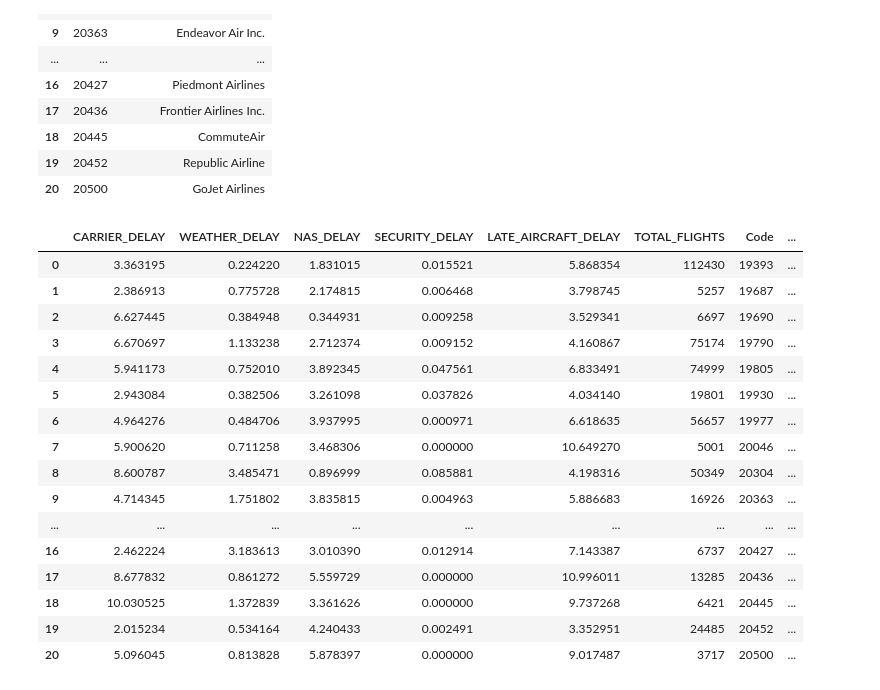
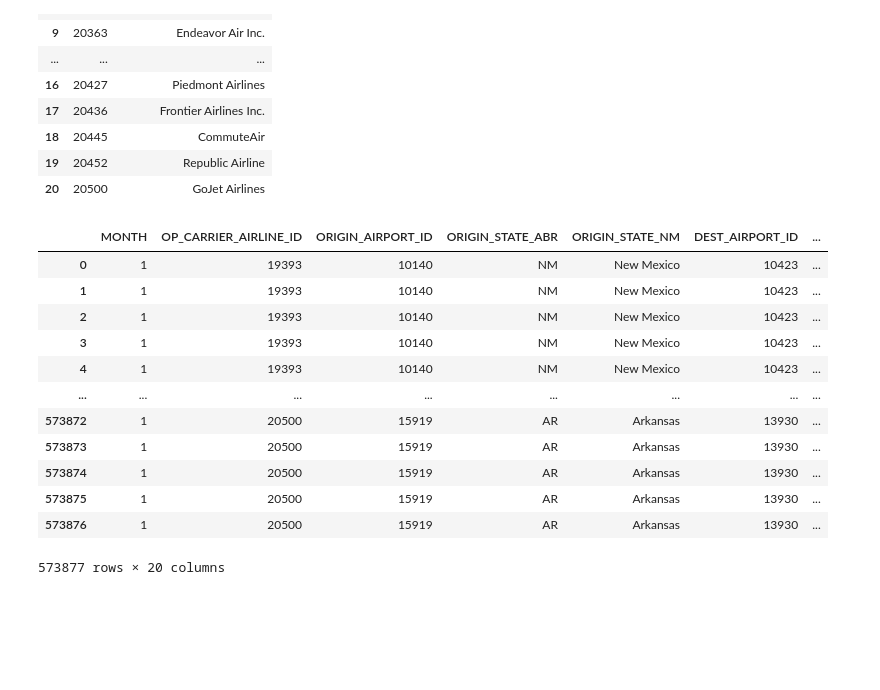
Before and after one commit to SnartBlast/cs5830_final_project, a Jupyter notebook: main.ipynb, the cells around one changed output. Cells and saved outputs as stored; diff of their text form; code cells hidden in the pictures; blank space fills up the shorter version.

```diff
--- a/main.ipynb
+++ b/main.ipynb
@@ -39,27 +39,23 @@ airline_names
 # %%
 delay_fields = ['CARRIER_DELAY', 'WEATHER_DELAY', 'NAS_DELAY', 'SECURITY_DELAY', 'LATE_AIRCRAFT_DELAY']
 grouped_df = df.groupby('OP_CARRIER_AIRLINE_ID')[delay_fields].sum()
 grouped_df['TOTAL_FLIGHTS'] = df.groupby('OP_CARRIER_AIRLINE_ID').size()
-grouped_with_airline = pd.merge(grouped_df, ids, left_on='OP_CARRIER_AIRLINE_ID', right_on='Code')
+grouped_with_airline = pd.merge(grouped_df, airline_names, left_on='OP_CARRIER_AIRLINE_ID', right_on='Code')
 average_delays = grouped_with_airline
 for delay in delay_fields:
     average_delays[delay] = grouped_with_airline[delay] / grouped_with_airline['TOTAL_FLIGHTS']
-average_delays
+df
 # %% [output]
-|  | CARRIER_DELAY | WEATHER_DELAY | NAS_DELAY | SECURITY_DELAY | LATE_AIRCRAFT_DELAY | TOTAL_FLIGHTS | Code | ... |
-| 0 | 3.363195 | 0.224220 | 1.831015 | 0.015521 | 5.868354 | 112430 | 19393 | ... |
-| 1 | 2.386913 | 0.775728 | 2.174815 | 0.006468 | 3.798745 | 5257 | 19687 | ... |
-| 2 | 6.627445 | 0.384948 | 0.344931 | 0.009258 | 3.529341 | 6697 | 19690 | ... |
-| 3 | 6.670697 | 1.133238 | 2.712374 | 0.009152 | 4.160867 | 75174 | 19790 | ... |
-| 4 | 5.941173 | 0.752010 | 3.892345 | 0.047561 | 6.833491 | 74999 | 19805 | ... |
-| 5 | 2.943084 | 0.382506 | 3.261098 | 0.037826 | 4.034140 | 19801 | 19930 | ... |
-| 6 | 4.964276 | 0.484706 | 3.937995 | 0.000971 | 6.618635 | 56657 | 19977 | ... |
-| 7 | 5.900620 | 0.711258 | 3.468306 | 0.000000 | 10.649270 | 5001 | 20046 | ... |
-| 8 | 8.600787 | 3.485471 | 0.896999 | 0.085881 | 4.198316 | 50349 | 20304 | ... |
-| 9 | 4.714345 | 1.751802 | 3.835815 | 0.004963 | 5.886683 | 16926 | 20363 | ... |
-| ... | ... | ... | ... | ... | ... | ... | ... | ... |
-| 16 | 2.462224 | 3.183613 | 3.010390 | 0.012914 | 7.143387 | 6737 | 20427 | ... |
-| 17 | 8.677832 | 0.861272 | 5.559729 | 0.000000 | 10.996011 | 13285 | 20436 | ... |
-| 18 | 10.030525 | 1.372839 | 3.361626 | 0.000000 | 9.737268 | 6421 | 20445 | ... |
-| 19 | 2.015234 | 0.534164 | 4.240433 | 0.002491 | 3.352951 | 24485 | 20452 | ... |
-| 20 | 5.096045 | 0.813828 | 5.878397 | 0.000000 | 9.017487 | 3717 | 20500 | ... |
+|  | MONTH | OP_CARRIER_AIRLINE_ID | ORIGIN_AIRPORT_ID | ORIGIN_STATE_ABR | ORIGIN_STATE_NM | DEST_AIRPORT_ID | ... |
+| 0 | 1 | 19393 | 10140 | NM | New Mexico | 10423 | ... |
+| 1 | 1 | 19393 | 10140 | NM | New Mexico | 10423 | ... |
+| 2 | 1 | 19393 | 10140 | NM | New Mexico | 10423 | ... |
+| 3 | 1 | 19393 | 10140 | NM | New Mexico | 10423 | ... |
+| 4 | 1 | 19393 | 10140 | NM | New Mexico | 10423 | ... |
+| ... | ... | ... | ... | ... | ... | ... | ... |
+| 573872 | 1 | 20500 | 15919 | AR | Arkansas | 13930 | ... |
+| 573873 | 1 | 20500 | 15919 | AR | Arkansas | 13930 | ... |
+| 573874 | 1 | 20500 | 15919 | AR | Arkansas | 13930 | ... |
+| 573875 | 1 | 20500 | 15919 | AR | Arkansas | 13930 | ... |
+| 573876 | 1 | 20500 | 15919 | AR | Arkansas | 13930 | ... |
+573877 rows × 20 columns
```
Also changed, not shown: parts of 3 cells of this notebook.
